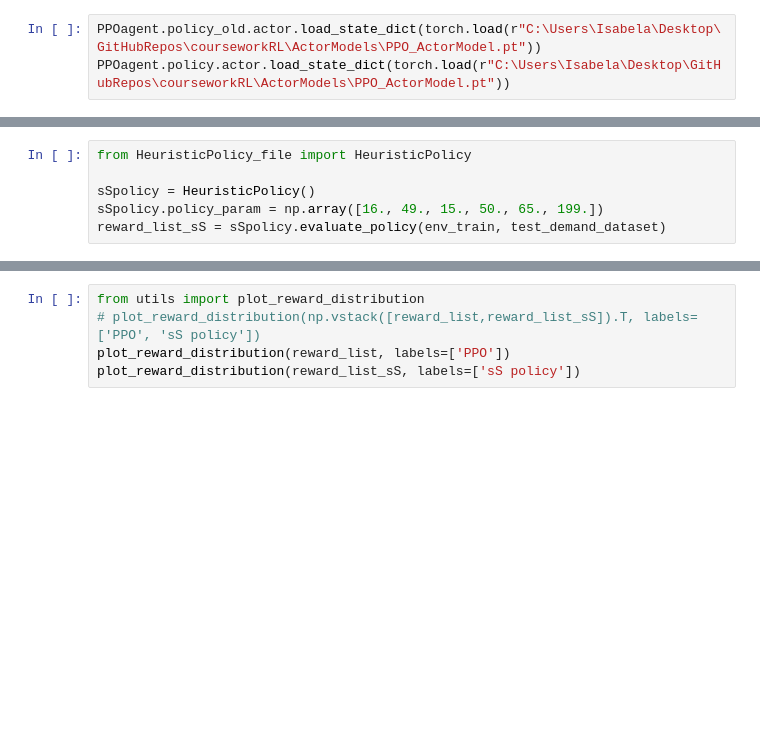
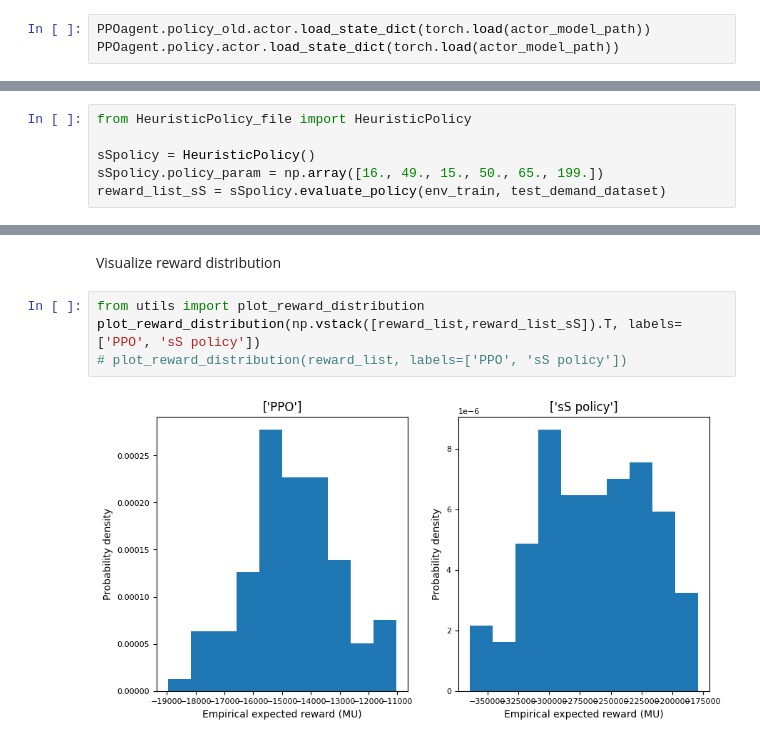
Before and after one commit to isaingit/courseworkRL, a Jupyter notebook: IMP_CW_PPO.ipynb, the cells around one changed output, grey strips where cells are left out. Saved outputs shown, nothing was run; the diff lists cells and outputs as text; blank space fills up the shorter version.

Commit message:
Improved plots

```diff
--- a/IMP_CW_PPO.ipynb
+++ b/IMP_CW_PPO.ipynb
@@ -108,5 +98,5 @@ for _ in range(0,100):
 ### **3.2. Load policy**
 If the last trained model is not to be tested, specify the appropriate path to the actor model in the variable `actor_model_path`.
 # %%
-PPOagent.policy_old.actor.load_state_dict(torch.load(r"C:\Users\Isabela\Desktop\GitHubRepos\courseworkRL\ActorModels\PPO_ActorModel.pt"))
-PPOagent.policy.actor.load_state_dict(torch.load(r"C:\Users\Isabela\Desktop\GitHubRepos\courseworkRL\ActorModels\PPO_ActorModel.pt"))
+PPOagent.policy_old.actor.load_state_dict(torch.load(actor_model_path))
+PPOagent.policy.actor.load_state_dict(torch.load(actor_model_path))
@@ -125,5 +128,8 @@ reward_list_sS = sSpolicy.evaluate_policy(env_train, test_demand_dataset)
+# %% [markdown]
+Visualize reward distribution
 # %%
 from utils import plot_reward_distribution
-# plot_reward_distribution(np.vstack([reward_list,reward_list_sS]).T, labels=['PPO', 'sS policy'])
-plot_reward_distribution(reward_list, labels=['PPO'])
-plot_reward_distribution(reward_list_sS, labels=['sS policy'])
+plot_reward_distribution(np.vstack([reward_list,reward_list_sS]).T, labels=['PPO', 'sS policy'])
+# plot_reward_distribution(reward_list, labels=['PPO', 'sS policy'])
+# %% [output]
+[figure, added]
```
Also changed, not shown: parts of 6 cells of this notebook, 2 other files.
